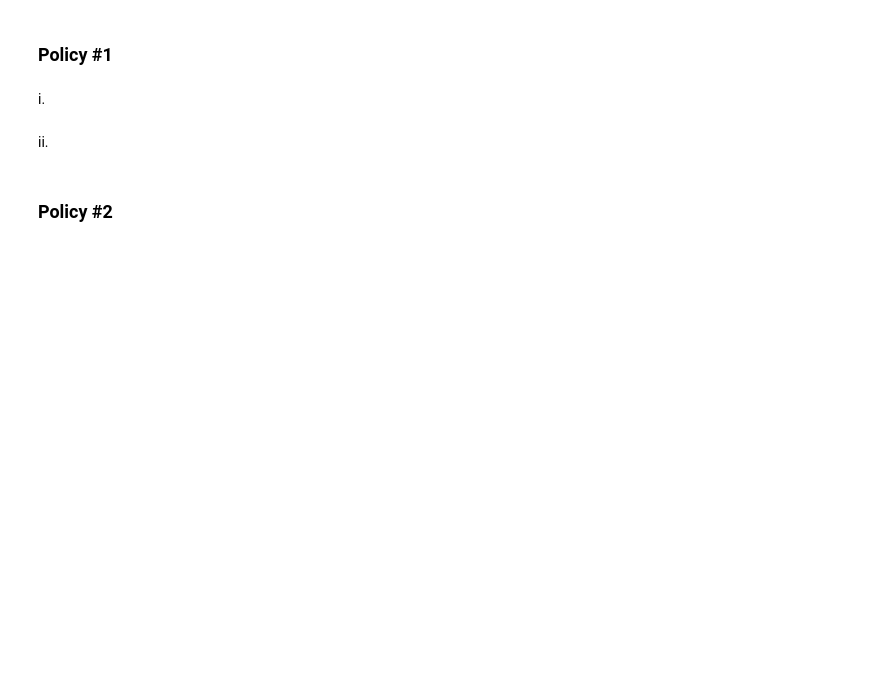
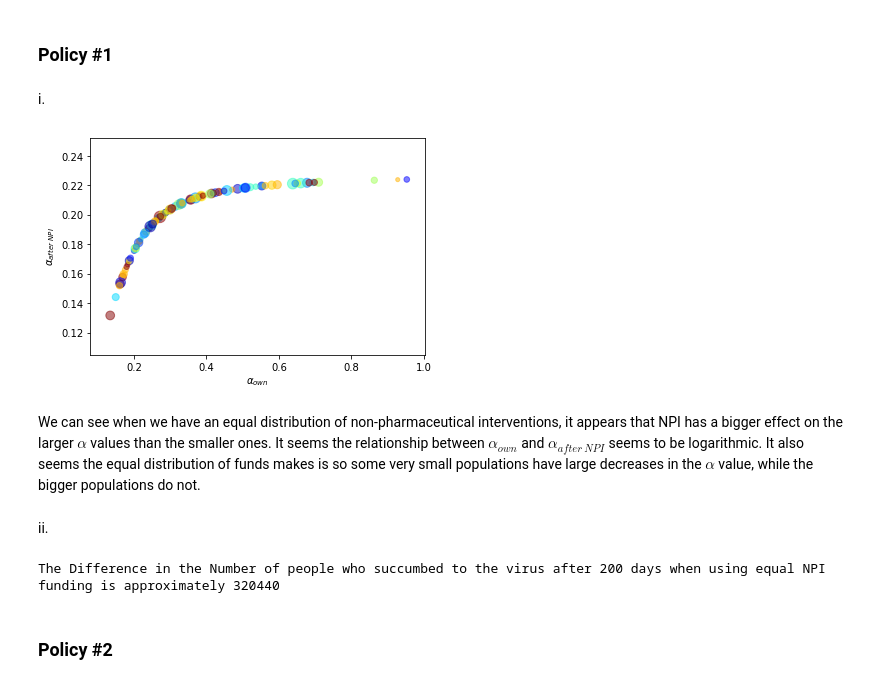
Before and after one commit to rtora/Monitoring-COVID-19-Infections-through-Wastewater-Surveillance, a Jupyter notebook: Part2.ipynb, the cells around one changed output. Cells and saved outputs as stored; diff of their text form; code cells hidden in the pictures; blank space fills up the shorter version.

```diff
--- a/Part2.ipynb
+++ b/Part2.ipynb
@@ -133,8 +192,20 @@ def total_recovered_difference(alpha, alpha_afterNPI, S, I, R, node_index):
 ### Policy #1
 # %% [markdown]
 i.
+# %%
+alpha_equal = g(g_inv(alpha_predicted) + 10000)
+scatter_plot(alpha_equal)
+# %% [output]
+[figure, added]
+# %% [markdown]
+We can see when we have an equal distribution of non-pharmaceutical interventions, it appears that NPI has a bigger effect on the larger $\alpha$ values than the smaller ones. It seems the relationship between $\alpha_{own}$ and $\alpha_{after\ NPI}$ seems to be logarithmic. It also seems the equal distribution of funds makes is so some very small populations have large decreases in the $\alpha$ value, while the bigger populations do not.
 # %% [markdown]
 ii.
+# %%
+total_recovered = total_recovered_difference(alpha_equal)
+print(f'The Difference in the Number of people who succumbed to the virus after 200 days when using equal NPI funding is approximately {int(round(total_recovered))}')
+# %% [output]
+The Difference in the Number of people who succumbed to the virus after 200 days when using equal NPI funding is approximately 320440
 # %% [markdown]
 ### Policy #2
 # %% [markdown]
```
Also changed, not shown: parts of 9 cells of this notebook.
